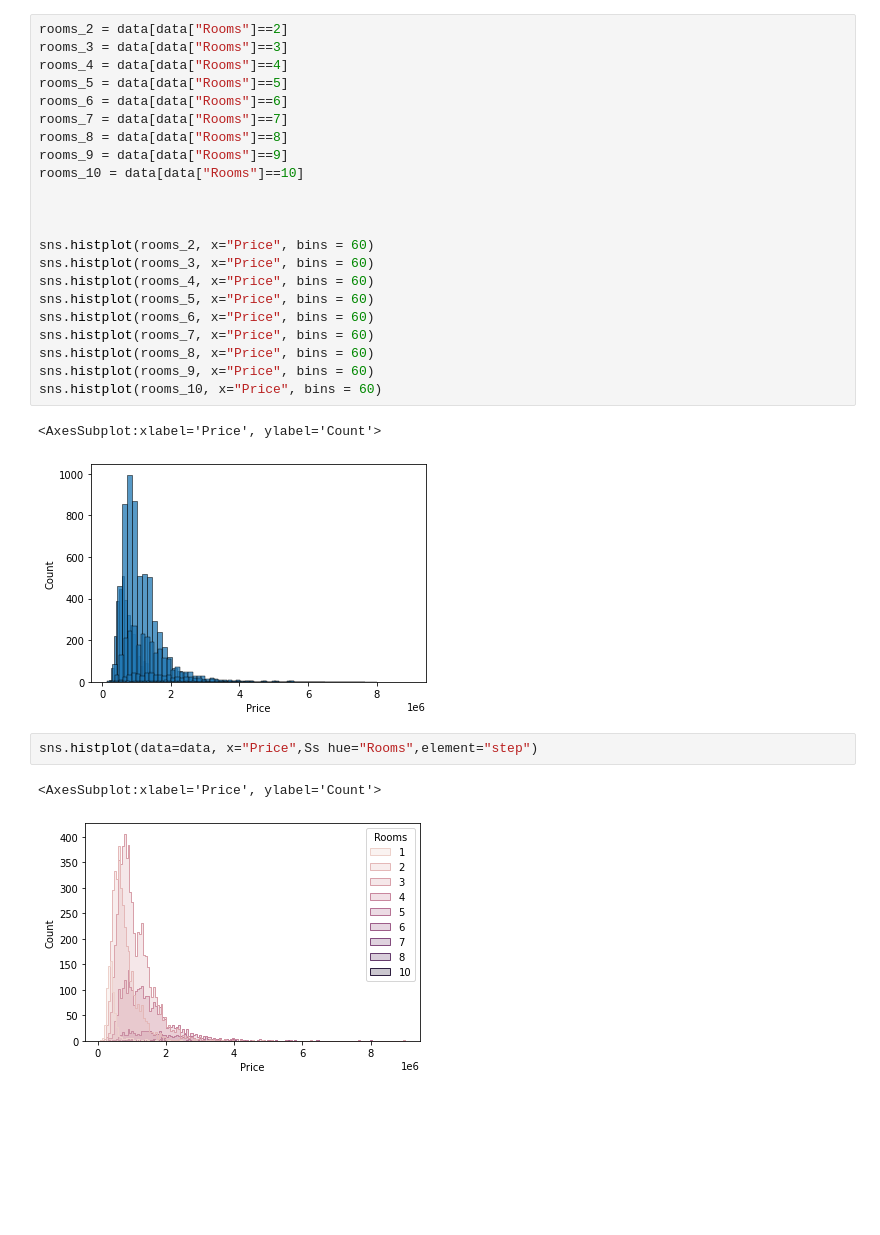
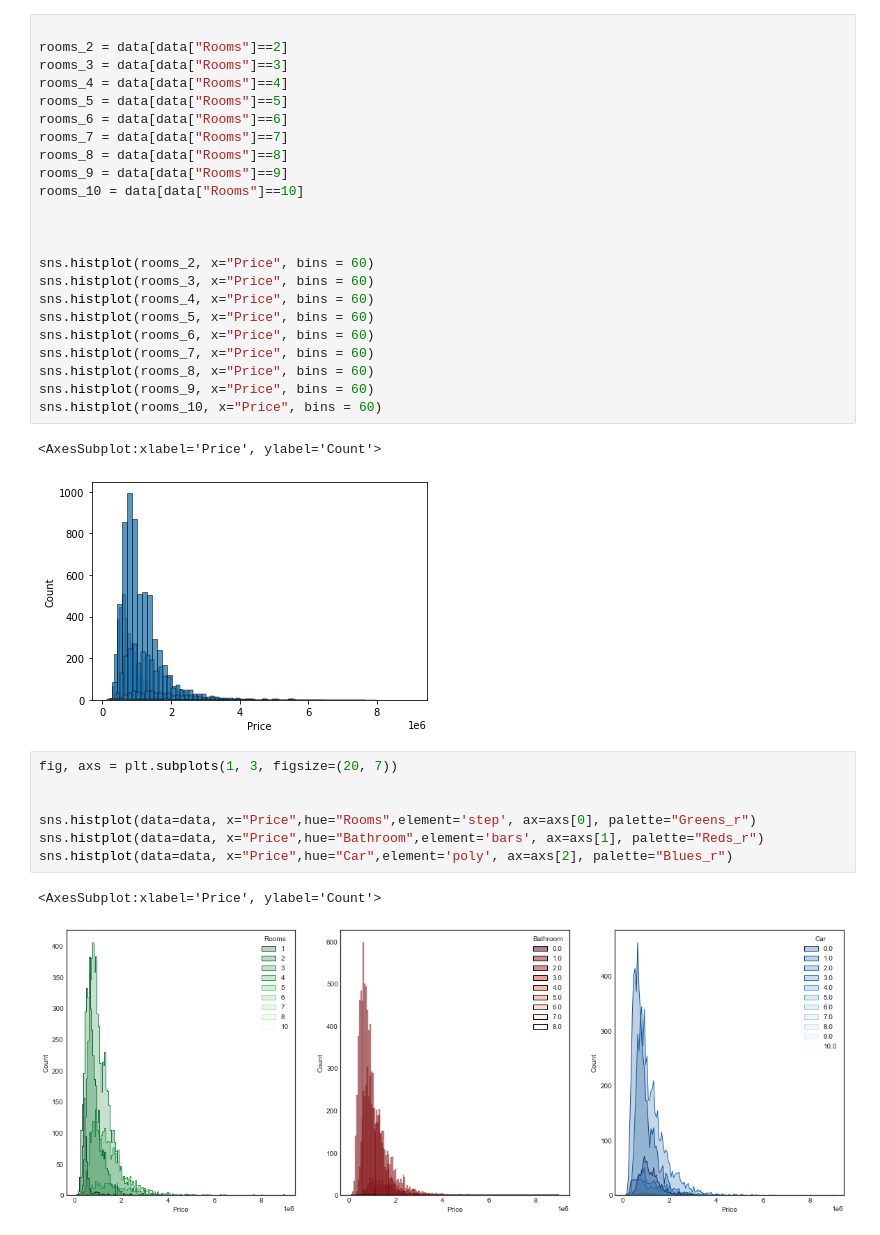
Before and after one commit to grocholskaaleksandra/MachineLearningIntro, a Jupyter notebook: Class_notes/04_PMF.ipynb, the cells around one changed output. Cells and saved outputs as stored; diff of their text form; blank space fills up the shorter version.

```diff
--- a/Class_notes/04_PMF.ipynb
+++ b/Class_notes/04_PMF.ipynb
@@ -22,4 +44,5 @@ data["Month"] = data.index.month
 # %%
+
 rooms_2 = data[data["Rooms"]==2]
 rooms_3 = data[data["Rooms"]==3]
 rooms_4 = data[data["Rooms"]==4]
@@ -45,7 +68,12 @@ sns.histplot(rooms_10, x="Price", bins = 60)
 <AxesSubplot:xlabel='Price', ylabel='Count'>
 [figure]
 # %%
-sns.histplot(data=data, x="Price",Ss hue="Rooms",element="step")
+fig, axs = plt.subplots(1, 3, figsize=(20, 7))
+
+
+sns.histplot(data=data, x="Price",hue="Rooms",element='step', ax=axs[0], palette="Greens_r")
+sns.histplot(data=data, x="Price",hue="Bathroom",element='bars', ax=axs[1], palette="Reds_r")
+sns.histplot(data=data, x="Price",hue="Car",element='poly', ax=axs[2], palette="Blues_r")
 # %% [output]
 <AxesSubplot:xlabel='Price', ylabel='Count'>
-[figure, old version]
+[figure, new version]
```
Also changed, not shown: parts of 5 cells of this notebook.
